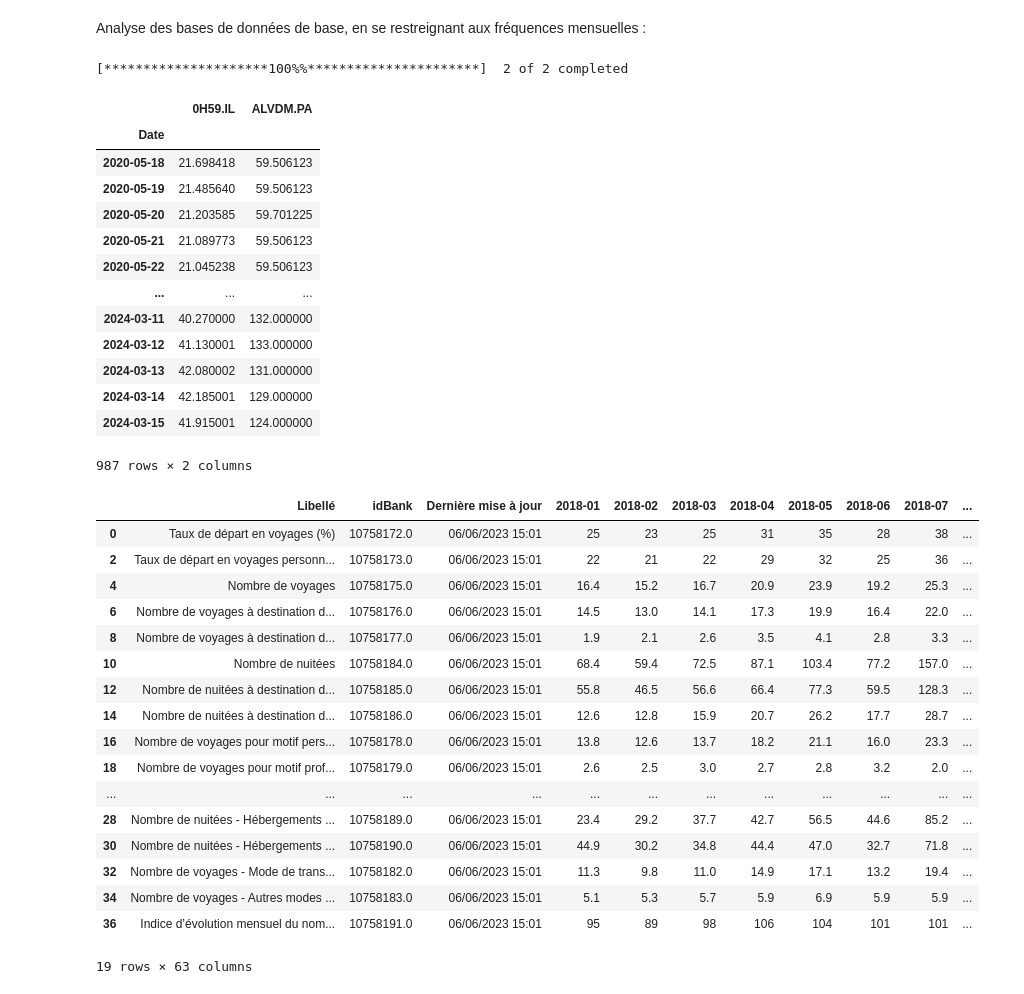
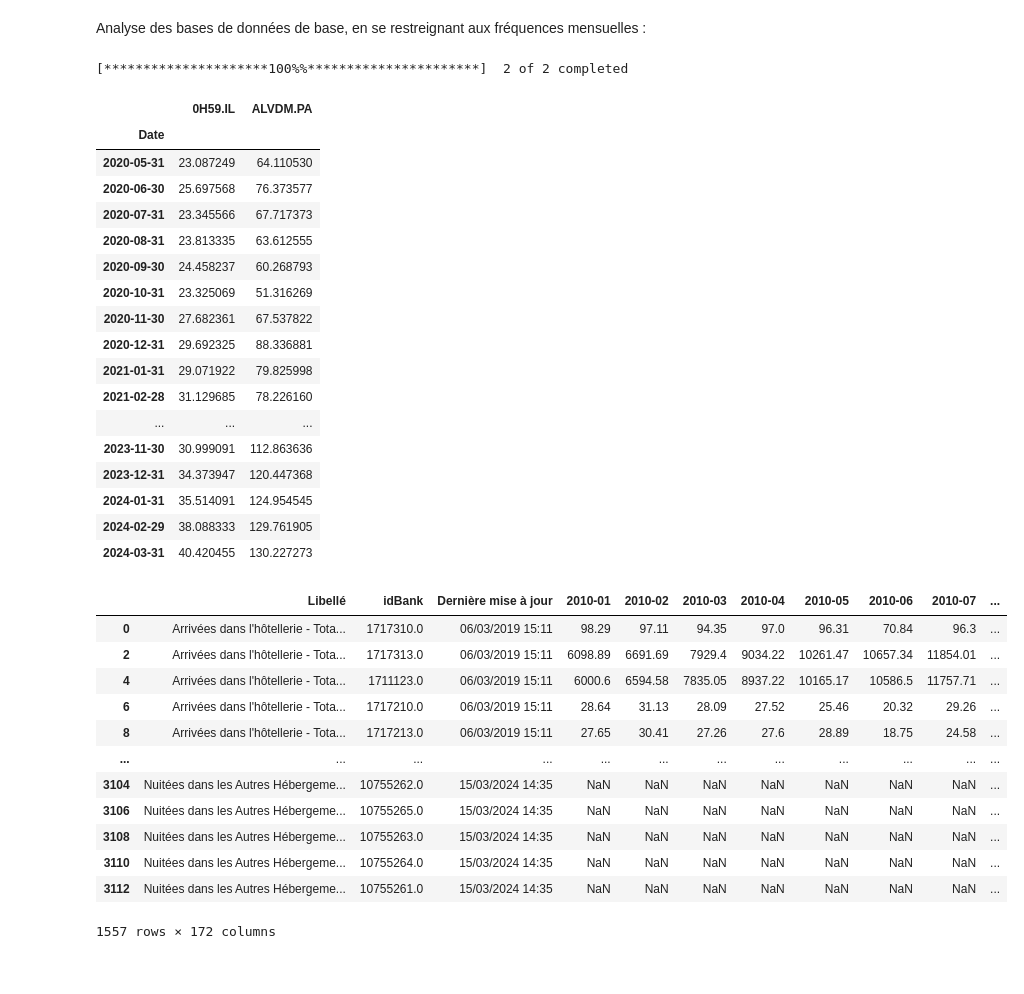
Before and after one commit to Laveine-v2/MODS206-DFM, a Jupyter notebook: Data_analysis.ipynb, the cells around one changed output. Drawn from its saved outputs; the diff is of its cells as text; code cells hidden in the pictures.

```diff
--- a/Data_analysis.ipynb
+++ b/Data_analysis.ipynb
@@ -32,22 +32,28 @@ end_date = dt.datetime.now()
 
 data = get_data(assets, start_date, end_date)
 data
+monthly_data = data.resample('M').mean()
+monthly_data
 # %% [output]
 [*********************100%%**********************]  2 of 2 completed
 |  | 0H59.IL | ALVDM.PA |
 | Date |  |  |
-| 2020-05-18 | 21.698418 | 59.506123 |
-| 2020-05-19 | 21.485640 | 59.506123 |
-| 2020-05-20 | 21.203585 | 59.701225 |
-| 2020-05-21 | 21.089773 | 59.506123 |
-| 2020-05-22 | 21.045238 | 59.506123 |
+| 2020-05-31 | 23.087249 | 64.110530 |
+| 2020-06-30 | 25.697568 | 76.373577 |
+| 2020-07-31 | 23.345566 | 67.717373 |
+| 2020-08-31 | 23.813335 | 63.612555 |
+| 2020-09-30 | 24.458237 | 60.268793 |
+| 2020-10-31 | 23.325069 | 51.316269 |
+| 2020-11-30 | 27.682361 | 67.537822 |
+| 2020-12-31 | 29.692325 | 88.336881 |
+| 2021-01-31 | 29.071922 | 79.825998 |
+| 2021-02-28 | 31.129685 | 78.226160 |
 | ... | ... | ... |
-| 2024-03-11 | 40.270000 | 132.000000 |
-| 2024-03-12 | 41.130001 | 133.000000 |
-| 2024-03-13 | 42.080002 | 131.000000 |
-| 2024-03-14 | 42.185001 | 129.000000 |
-| 2024-03-15 | 41.915001 | 124.000000 |
+| 2023-11-30 | 30.999091 | 112.863636 |
+| 2023-12-31 | 34.373947 | 120.447368 |
+| 2024-01-31 | 35.514091 | 124.954545 |
+| 2024-02-29 | 38.088333 | 129.761905 |
+| 2024-03-31 | 40.420455 | 130.227273 |
-987 rows × 2 columns
 # %%
 # Affichage des données superposé avec plotly pour une année
 fig = go.Figure()
@@ -58,29 +64,28 @@ fig.show()
 # %%
 sight_seeing_demand_df=pd.read_csv('databases/famille_SUIVI-DEMANDE-TOURISTIQUE/valeurs_mensuelles.csv', sep=';')
 sight_seeing_demand_df=sight_seeing_demand_df.drop(sight_seeing_demand_df[sight_seeing_demand_df['Libellé'] == 'Codes'].index)
 sight_seeing_demand_df=sight_seeing_demand_df.drop('Période', axis=1)
 sight_seeing_demand_df
 
 overnight_stays_df=pd.read_csv('databases/famille_NUITEE/valeurs_mensuelles.csv', sep=';')
 overnight_stays_df=overnight_stays_df.drop(overnight_stays_df[overnight_stays_df['Libellé'] == 'Codes'].index)
 overnight_stays_df=overnight_stays_df.drop('Période',axis=1)
-sight_seeing_demand_df
+
+#sight_seeing_demand_df = #sight_seeing_demand_df.loc[:,'Libellé']+sight_seeing_demand_df.loc[:,'2020-12':]
+#overnight_stays_df = overnight_stays_df.loc[:,'2020-12':]
+
+overnight_stays_df
 # %% [output]
-|  | Libellé | idBank | Dernière mise à jour | 2018-01 | 2018-02 | 2018-03 | 2018-04 | 2018-05 | 2018-06 | 2018-07 | ... |
-| 0 | Taux de départ en voyages (%) | 10758172.0 | 06/06/2023 15:01 | 25 | 23 | 25 | 31 | 35 | 28 | 38 | ... |
-| 2 | Taux de départ en voyages personn... | 10758173.0 | 06/06/2023 15:01 | 22 | 21 | 22 | 29 | 32 | 25 | 36 | ... |
-| 4 | Nombre de voyages | 10758175.0 | 06/06/2023 15:01 | 16.4 | 15.2 | 16.7 | 20.9 | 23.9 | 19.2 | 25.3 | ... |
-| 6 | Nombre de voyages à destination d... | 10758176.0 | 06/06/2023 15:01 | 14.5 | 13.0 | 14.1 | 17.3 | 19.9 | 16.4 | 22.0 | ... |
-| 8 | Nombre de voyages à destination d... | 10758177.0 | 06/06/2023 15:01 | 1.9 | 2.1 | 2.6 | 3.5 | 4.1 | 2.8 | 3.3 | ... |
-| 10 | Nombre de nuitées | 10758184.0 | 06/06/2023 15:01 | 68.4 | 59.4 | 72.5 | 87.1 | 103.4 | 77.2 | 157.0 | ... |
-| 12 | Nombre de nuitées à destination d... | 10758185.0 | 06/06/2023 15:01 | 55.8 | 46.5 | 56.6 | 66.4 | 77.3 | 59.5 | 128.3 | ... |
-| 14 | Nombre de nuitées à destination d... | 10758186.0 | 06/06/2023 15:01 | 12.6 | 12.8 | 15.9 | 20.7 | 26.2 | 17.7 | 28.7 | ... |
-| 16 | Nombre de voyages pour motif pers... | 10758178.0 | 06/06/2023 15:01 | 13.8 | 12.6 | 13.7 | 18.2 | 21.1 | 16.0 | 23.3 | ... |
-| 18 | Nombre de voyages pour motif prof... | 10758179.0 | 06/06/2023 15:01 | 2.6 | 2.5 | 3.0 | 2.7 | 2.8 | 3.2 | 2.0 | ... |
+|  | Libellé | idBank | Dernière mise à jour | 2010-01 | 2010-02 | 2010-03 | 2010-04 | 2010-05 | 2010-06 | 2010-07 | ... |
+| 0 | Arrivées dans l'hôtellerie - Tota... | 1717310.0 | 06/03/2019 15:11 | 98.29 | 97.11 | 94.35 | 97.0 | 96.31 | 70.84 | 96.3 | ... |
+| 2 | Arrivées dans l'hôtellerie - Tota... | 1717313.0 | 06/03/2019 15:11 | 6098.89 | 6691.69 | 7929.4 | 9034.22 | 10261.47 | 10657.34 | 11854.01 | ... |
+| 4 | Arrivées dans l'hôtellerie - Tota... | 1711123.0 | 06/03/2019 15:11 | 6000.6 | 6594.58 | 7835.05 | 8937.22 | 10165.17 | 10586.5 | 11757.71 | ... |
+| 6 | Arrivées dans l'hôtellerie - Tota... | 1717210.0 | 06/03/2019 15:11 | 28.64 | 31.13 | 28.09 | 27.52 | 25.46 | 20.32 | 29.26 | ... |
+| 8 | Arrivées dans l'hôtellerie - Tota... | 1717213.0 | 06/03/2019 15:11 | 27.65 | 30.41 | 27.26 | 27.6 | 28.89 | 18.75 | 24.58 | ... |
 | ... | ... | ... | ... | ... | ... | ... | ... | ... | ... | ... | ... |
-| 28 | Nombre de nuitées - Hébergements ... | 10758189.0 | 06/06/2023 15:01 | 23.4 | 29.2 | 37.7 | 42.7 | 56.5 | 44.6 | 85.2 | ... |
-| 30 | Nombre de nuitées - Hébergements ... | 10758190.0 | 06/06/2023 15:01 | 44.9 | 30.2 | 34.8 | 44.4 | 47.0 | 32.7 | 71.8 | ... |
-| 32 | Nombre de voyages - Mode de trans... | 10758182.0 | 06/06/2023 15:01 | 11.3 | 9.8 | 11.0 | 14.9 | 17.1 | 13.2 | 19.4 | ... |
-| 34 | Nombre de voyages - Autres modes ... | 10758183.0 | 06/06/2023 15:01 | 5.1 | 5.3 | 5.7 | 5.9 | 6.9 | 5.9 | 5.9 | ... |
-| 36 | Indice d’évolution mensuel du nom... | 10758191.0 | 06/06/2023 15:01 | 95 | 89 | 98 | 106 | 104 | 101 | 101 | ... |
+| 3104 | Nuitées dans les Autres Hébergeme... | 10755262.0 | 15/03/2024 14:35 | NaN | NaN | NaN | NaN | NaN | NaN | NaN | ... |
+| 3106 | Nuitées dans les Autres Hébergeme... | 10755265.0 | 15/03/2024 14:35 | NaN | NaN | NaN | NaN | NaN | NaN | NaN | ... |
+| 3108 | Nuitées dans les Autres Hébergeme... | 10755263.0 | 15/03/2024 14:35 | NaN | NaN | NaN | NaN | NaN | NaN | NaN | ... |
+| 3110 | Nuitées dans les Autres Hébergeme... | 10755264.0 | 15/03/2024 14:35 | NaN | NaN | NaN | NaN | NaN | NaN | NaN | ... |
+| 3112 | Nuitées dans les Autres Hébergeme... | 10755261.0 | 15/03/2024 14:35 | NaN | NaN | NaN | NaN | NaN | NaN | NaN | ... |
-19 rows × 63 columns
+1557 rows × 172 columns
```
